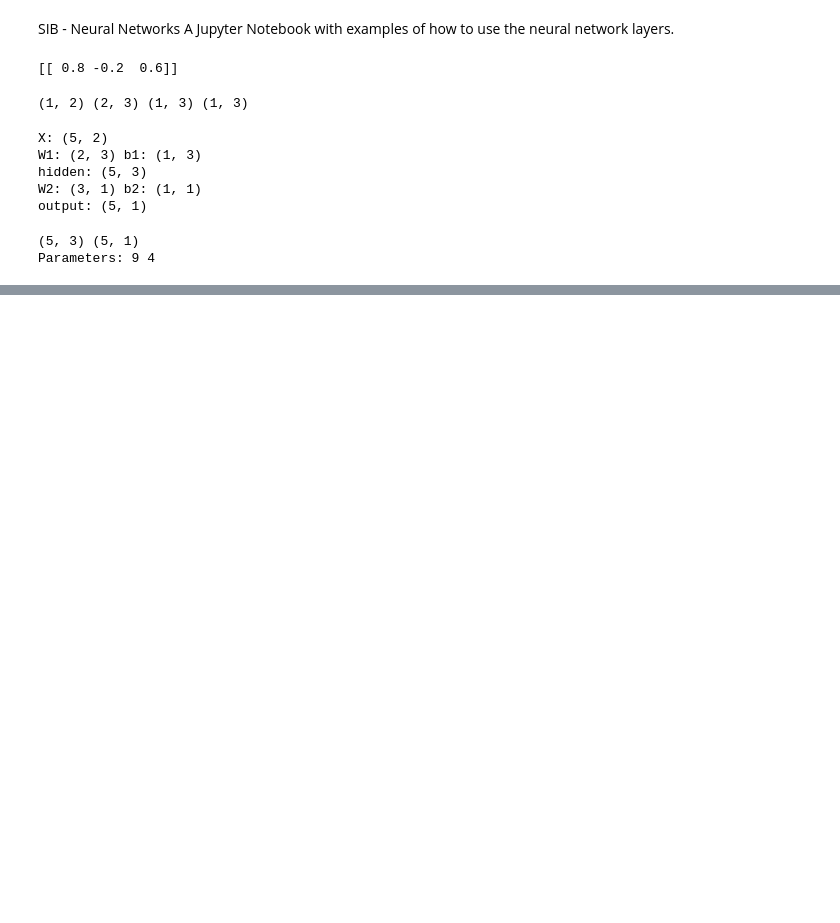
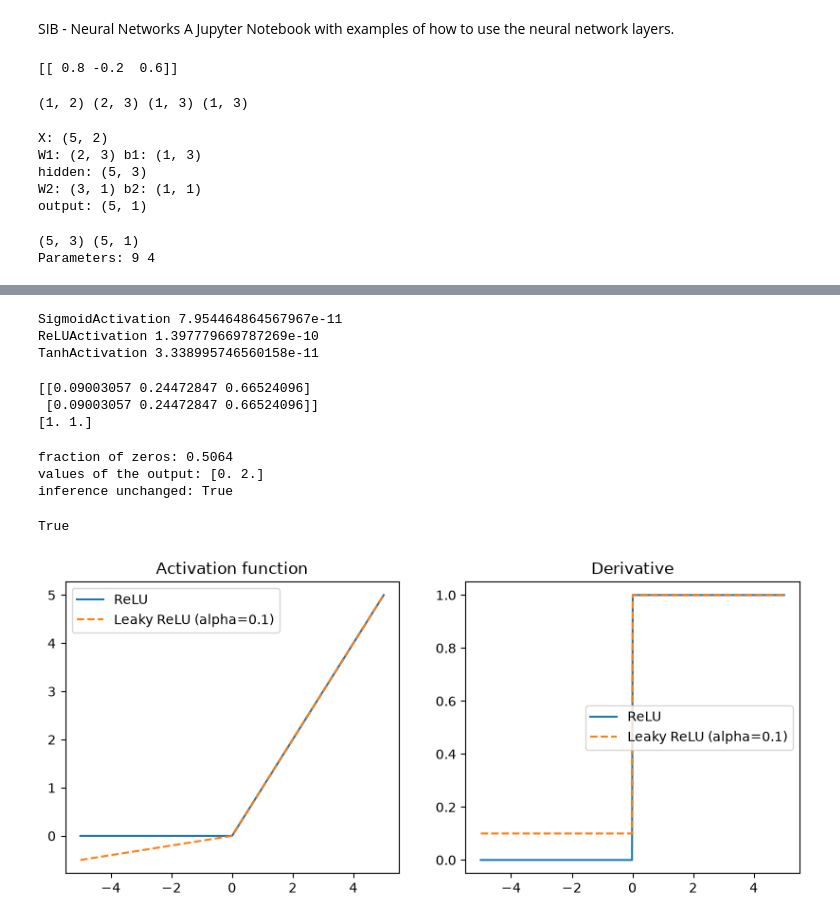
Before and after one commit to alicepicas/sib, a Jupyter notebook: scripts/neural_networks.ipynb, the cells around one changed output, grey strips where cells are left out. Saved outputs shown, nothing was run; the diff lists cells and outputs as text; code cells hidden in the pictures; blank space fills up the shorter version.

Commit message:
Add backward propagation, activation layers, dropout and leaky relu

```diff
--- a/scripts/neural_networks.ipynb
+++ b/scripts/neural_networks.ipynb
@@ -56,0 +166,44 @@ Parameters: 9 4
+# %%
+# check the derivatives of the activation layers
+x, eps = np.array([-2.5, 1.2, 0.3, 0.4, 1.1, 2.7]), 1e-6
+for act in [SigmoidActivation(), ReLUActivation(), TanhActivation()]:
+    num = (act.activation_function(x + eps) - act.activation_function(x - eps)) / (2 * eps)
+    print(act.layer_name(), np.abs(num - act.derivative(x)).max())
+# %% [output]
+SigmoidActivation 7.954464864567967e-11
+ReLUActivation 1.397779669787269e-10
+TanhActivation 3.338995746560158e-11
+# %%
+# softmax: the outputs of each sample sum to 1, even with very large inputs
+softmax = SoftmaxActivation()
+scores = np.array([[1.0, 2.0, 3.0], [1000.0, 1001.0, 1002.0]])
+probabilities = softmax.activation_function(scores)
+print(probabilities)
+print(probabilities.sum(axis=1))
+# %% [output]
+[[0.09003057 0.24472847 0.66524096]
+ [0.09003057 0.24472847 0.66524096]]
+[1. 1.]
+# %%
+# dropout: training and inference modes
+np.random.seed(0)
+dropout = Dropout(probability=0.5)
+x = np.ones((1000, 10))
+
+output_training = dropout.forward_propagation(x, training=True)
+print('fraction of zeros:', (output_training == 0).mean())
+print('values of the output:', np.unique(output_training))
+
+output_inference = dropout.forward_propagation(x, training=False)
+print('inference unchanged:', np.array_equal(output_inference, x))
+# %% [output]
+fraction of zeros: 0.5064
+values of the output: [0. 2.]
+inference unchanged: True
+# %%
+# dropout: the backward propagation multiplies the error by the mask
+dropout.forward_propagation(x, training=True)
+error = dropout.backward_propagation(np.ones_like(x))
+print(np.array_equal(error, dropout.mask))
+# %% [output]
+True
@@ -56,0 +214,21 @@ Parameters: 9 4
+# %%
+# relu and leaky relu: functions and derivatives
+x = np.linspace(-5, 5, 400)
+relu = ReLUActivation()
+leaky_relu = LeakyReLUActivation(alpha=0.1)
+
+fig, axes = plt.subplots(1, 2, figsize=(10, 4))
+
+axes[0].plot(x, relu.activation_function(x), label='ReLU')
+axes[0].plot(x, leaky_relu.activation_function(x), '--', label='Leaky ReLU (alpha=0.1)')
+axes[0].set_title('Activation function')
+axes[0].legend()
+
+axes[1].plot(x, relu.derivative(x), label='ReLU')
+axes[1].plot(x, leaky_relu.derivative(x), '--', label='Leaky ReLU (alpha=0.1)')
+axes[1].set_title('Derivative')
+axes[1].legend()
+
+plt.show()
+# %% [output]
+[figure, added]
```
Also changed, not shown: parts of 10 cells of this notebook, 4 other files.
